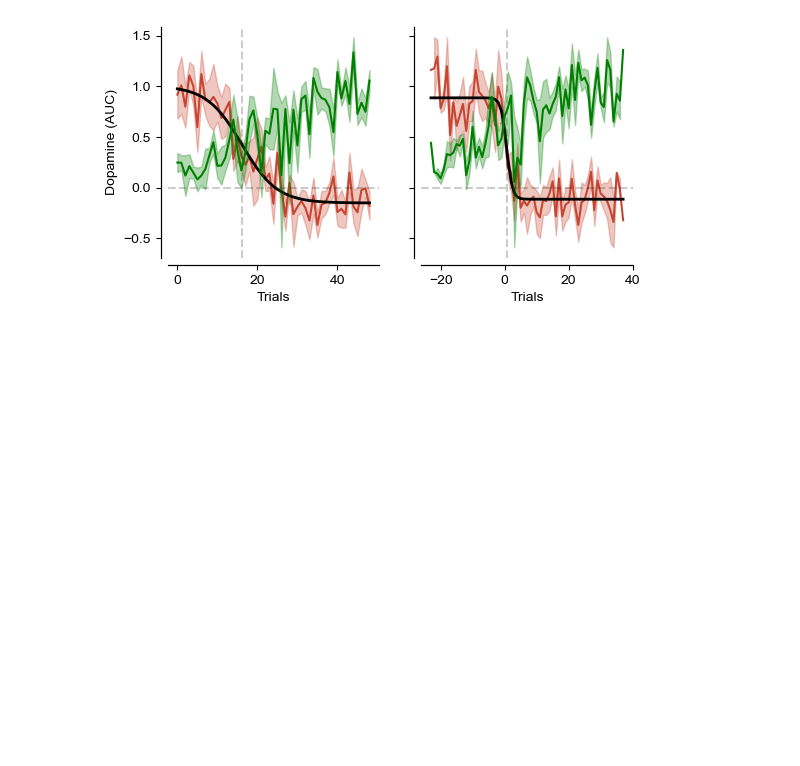
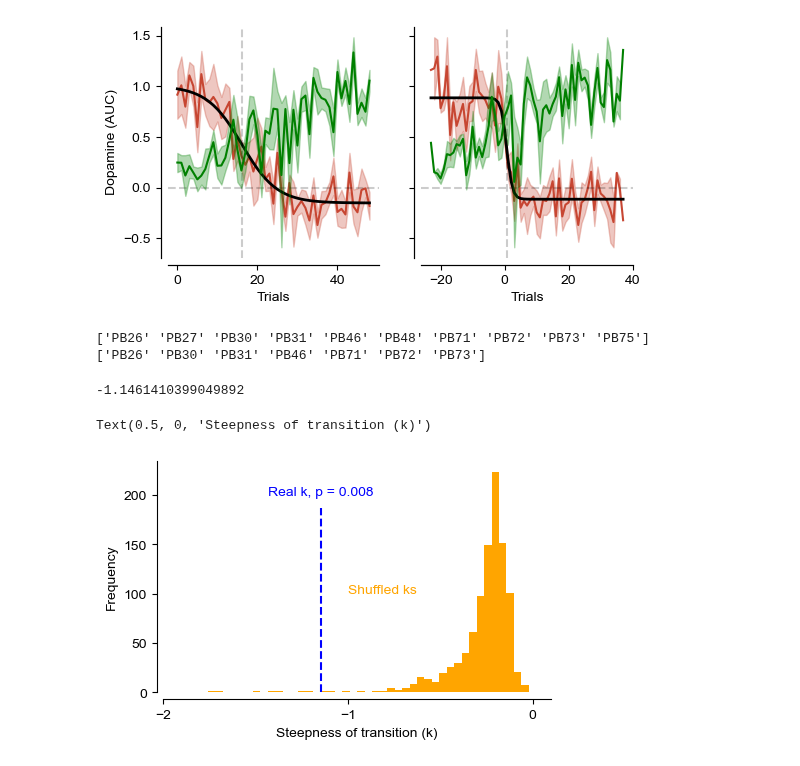
Before and after one commit to jaimemcc/bazzino, a Jupyter notebook: notebooks/find_sigmoidal_transitions.ipynb, the cells around one changed output. Saved outputs shown, nothing was run; the diff lists cells and outputs as text; code cells hidden in the pictures; blank space fills up the shorter version.

Commit message:
added shuffled steepness analysis

```diff
--- a/notebooks/find_sigmoidal_transitions.ipynb
+++ b/notebooks/find_sigmoidal_transitions.ipynb
@@ -182,7 +174,7 @@ df_fitted_params
 | 5 | PB72 | 1.000000 | 11.500467 | -21.579054 | 0.711765 |
 | 6 | PB73 | 0.944444 | 17.736535 | -39.430576 | 0.914931 |
 # %%
-def realigned_trials(x_array, df_fitted_params):
+def realigned_trials(x_array, df_fitted_params, verbose=True):
 
 # Realigning behavioral data to dopamine transitions
     realigned_trials = []
@@ -192,7 +184,8 @@ def realigned_trials(x_array, df_fitted_params):
         x_array_r = x_array.query("id == @rat & condition == 'deplete' & infusiontype == '45NaCl'")
 
         if rat not in df_fitted_params.id.unique():
-            print(f"Rat {rat} not found in fitted parameters, skipping.")
+            if verbose:
+                print(f"Rat {rat} not found in fitted parameters, skipping.")
             realigned_trials.append([np.nan] * len(x_array_r.trial))
         else:
             transition_point = int(df_fitted_params.query("id == @rat").x0.values[0])
@@ -304,6 +297,72 @@ plot_realigned_behaviour(z, "trial_aligned",ax=ax3, first_trial=z.trial_aligned.
 f.savefig(FIGSFOLDER / "realigned_transitions_behav2.png")
 # %% [output]
 [figure]
+# %%
+print(df2_dep_45.id.unique())
+print(df_fitted_params_shuffled.id.unique())
+# %% [output]
+['PB26' 'PB27' 'PB30' 'PB31' 'PB46' 'PB48' 'PB71' 'PB72' 'PB73' 'PB75']
+['PB26' 'PB30' 'PB31' 'PB46' 'PB71' 'PB72' 'PB73']
+# %%
+# shuffle rows in df_fitted
+# run realignment
+# fit sigmoidal and add to list
+# plot hist of shuffled
+# calc proportion that are greater
+
+def fit_sigmoid(df, column):
+    mean = df.groupby(column).mean(numeric_only=True).auc_snips
+    x, y = (mean.index, mean.values)
+
+    try:
+        popt, pcov = curve_fit(sigmoid, x, y, p0=[max(y), np.median(x), -1, min(y)], maxfev=10000)
+        y_fit = sigmoid(x, *popt)
+        return popt
+    except:
+        print("Failed to fit")
+        return np.nan
+
+df_fitted_params
+
+real_k = fit_sigmoid(z, "trial_aligned")[2]
+
+num_repeats = 1000
+shuffled_k = np.zeros(num_repeats)
+for i in range(num_repeats):
+    shuffled_x0s = df_fitted_params.x0.values
+    np.random.shuffle(shuffled_x0s)
+    df_fitted_params_shuffled = df_fitted_params.assign(x0=shuffled_x0s)
+    z_temp = realigned_trials(df2_dep_45, df_fitted_params_shuffled, verbose=False)
+    shuffled_k[i] = fit_sigmoid(z_temp, "trial_aligned")[2]
+
+print(real_k)
+# %% [output]
+-1.1461410399049892
+# %%
+color_shuf = "orange"
+color_real = "blue"
+
+bins = np.linspace(-2, 2, 100)
+f, ax = plt.subplots(figsize=(5, 3))
+
+ax.hist(shuffled_k, bins=bins, color=color_shuf)
+ax.axvline(real_k, ymax=0.8, linestyle="--", color=color_real)
+
+sns.despine(ax=ax, offset=5)
+ax.set_xlim(-2, 0.1)
+ax.set_xticks([-2, -1, 0])
+ax.text(real_k, 200,
+        "Real k, p = {:2.3f}".format(1 - np.sum(shuffled_k > real_k) / num_repeats),
+        ha="center",
+        color=color_real)
+
+ax.text(-1, 100, "Shuffled ks", color=color_shuf)
+
+ax.set_ylabel("Frequency")
+ax.set_xlabel("Steepness of transition (k)")
+# %% [output]
+Text(0.5, 0, 'Steepness of transition (k)')
+[figure, added]
 # %%
 # to calculate difference before and after to see whether realigning worked
 
```
Also changed, not shown: parts of 2 cells of this notebook.
